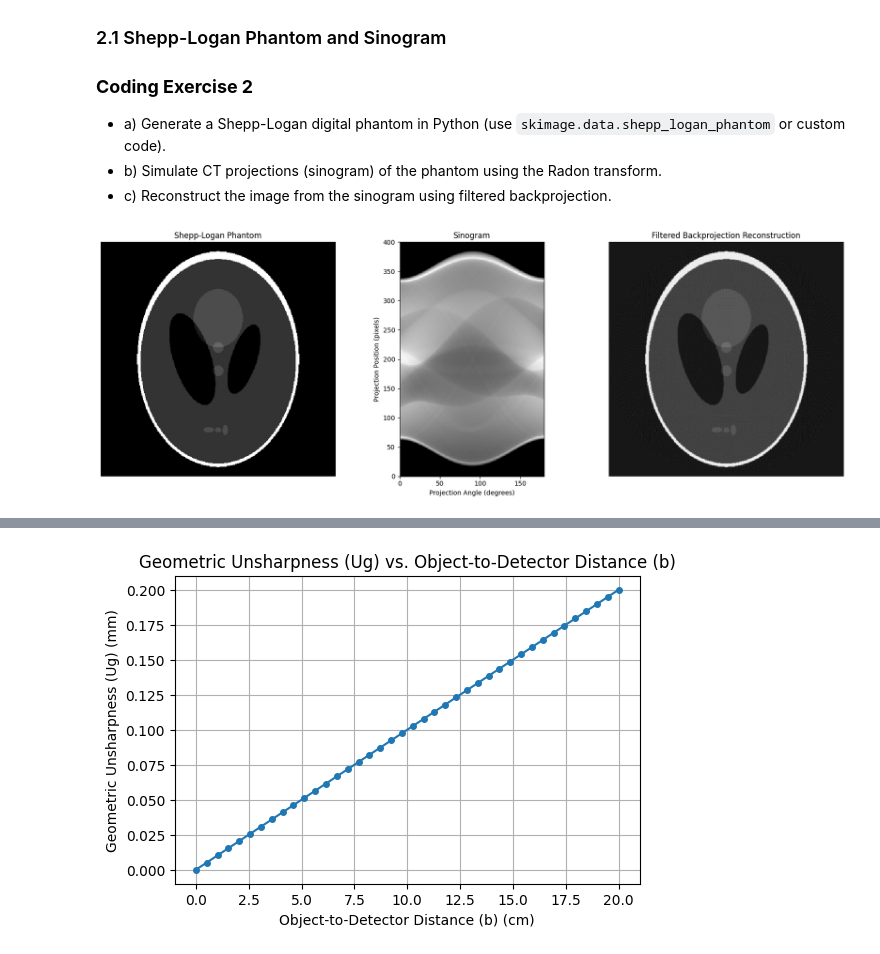
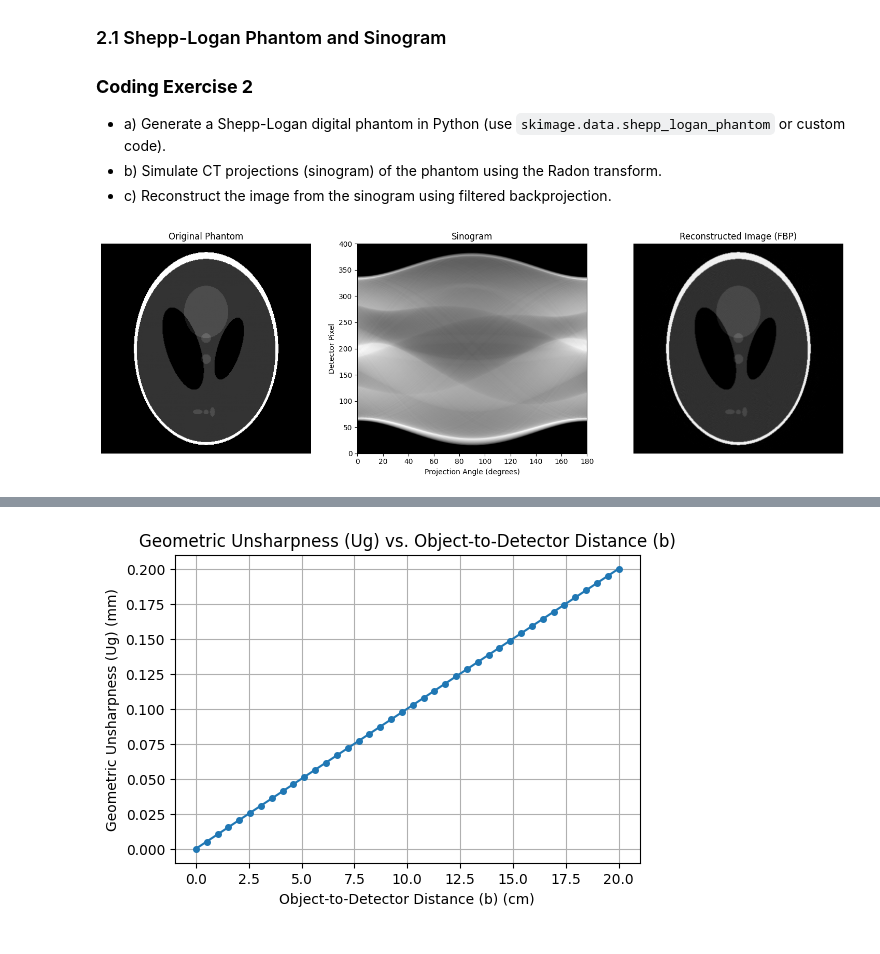
Before and after one commit to Gabi-Givelichian/BMEN509-623_Deliverable_2, a Jupyter notebook: deliverable-02-starter.ipynb, the cells around one changed output, grey strips where cells are left out. Saved outputs shown, nothing was run; the diff lists cells and outputs as text; code cells hidden in the pictures.

```diff
--- a/deliverable-02-starter.ipynb
+++ b/deliverable-02-starter.ipynb
@@ -165,56 +154,69 @@ The plot illustrates the distribution of X-ray photon energies and their relativ
 - b) Simulate CT projections (sinogram) of the phantom using the Radon transform.
 - c) Reconstruct the image from the sinogram using filtered backprojection.
 # %%
+from skimage.data import shepp_logan_phantom
+from skimage.transform import radon, iradon
+import matplotlib.pyplot as plt
 import numpy as np
-import matplotlib.pyplot as plt
-from skimage.data import shepp_logan_phantom
-from skimage.transform import radon, iradon, resize
 
-N = 400
-theta = np.linspace(0, 180, 180, endpoint=False)
+#Generate Shepp-Logan phantom
+phantom = shepp_logan_phantom()
 
-# a) Generate Shepp-Logan phantom
-phantom = resize(shepp_logan_phantom(), (N, N), anti_aliasing=True)
 
-# b) Generate sinogram
-sinogram = radon(phantom, theta=theta, circle=True)
+#Create projection angles
+theta = np.linspace(
+    start=0.0,
+    stop=180.0,
+    num=max(phantom.shape),
+    endpoint=False
+)
 
-# c) Reconstruct using FBP
-reconstruction = iradon(sinogram, theta=theta, filter_name="ramp", circle=True)
+#Compute sinogram using Radon transform
+sinogram = radon(
+    image=phantom,
+    theta=theta,
+    circle=True
+)
 
-fig = plt.figure(figsize=(18, 6))
-gs = fig.add_gridspec(1, 3, width_ratios=[1.2, 0.55, 1.2])
+#Filtered Backprojection
+reconstruction_fbp = iradon(
+    radon_image=sinogram,
+    theta=theta,
+    circle=True
+)
 
-ax1 = fig.add_subplot(gs[0, 0])
-ax2 = fig.add_subplot(gs[0, 1])
-ax3 = fig.add_subplot(gs[0, 2])
+#Post-processing: remove negative values
+reconstruction_fbp = np.clip(reconstruction_fbp, a_min=0, a_max=None)
 
-ax1.imshow(phantom, cmap="gray", interpolation="nearest")
-ax1.set_title("Shepp-Logan Phantom")
-ax1.axis("off")
 
-ax2.imshow(
+#Visualization
+fig = plt.figure(figsize=(15, 5))
+
+plt.subplot(1, 3, 1)
+plt.imshow(phantom, cmap="gray")
+plt.title("Original Phantom")
+plt.axis("off")
+
+plt.subplot(1, 3, 2)
+plt.imshow(
     sinogram,
     cmap="gray",
-    aspect="auto",
-    interpolation="nearest",
-    origin="lower",
-    extent=[0, 180, 0, N]
+    extent=[0, 180, 0, sinogram.shape[0]],
+    aspect="auto"
 )
-ax2.set_xlim(0, 180)
-ax2.set_ylim(0, N)
-ax2.set_title("Sinogram")
-ax2.set_xlabel("Projection Angle (degrees)")
-ax2.set_ylabel("Projection Position (pixels)")
+plt.title("Sinogram")
+plt.xlabel("Projection Angle (degrees)")
+plt.ylabel("Detector Pixel")
 
-ax3.imshow(reconstruction, cmap="gray", interpolation="nearest")
-ax3.set_title("Filtered Backprojection Reconstruction")
-ax3.axis("off")
+plt.subplot(1, 3, 3)
+plt.imshow(reconstruction_fbp, cmap="gray")
+plt.title("Reconstructed Image (FBP)")
+plt.axis("off")
 
 plt.tight_layout()
 plt.show()
 # %% [output]
-[figure, old version]
+[figure, new version]
 # %% [markdown]
 
 ### 2.2 Error Analysis
```
Also changed, not shown: parts of 30 cells of this notebook.
